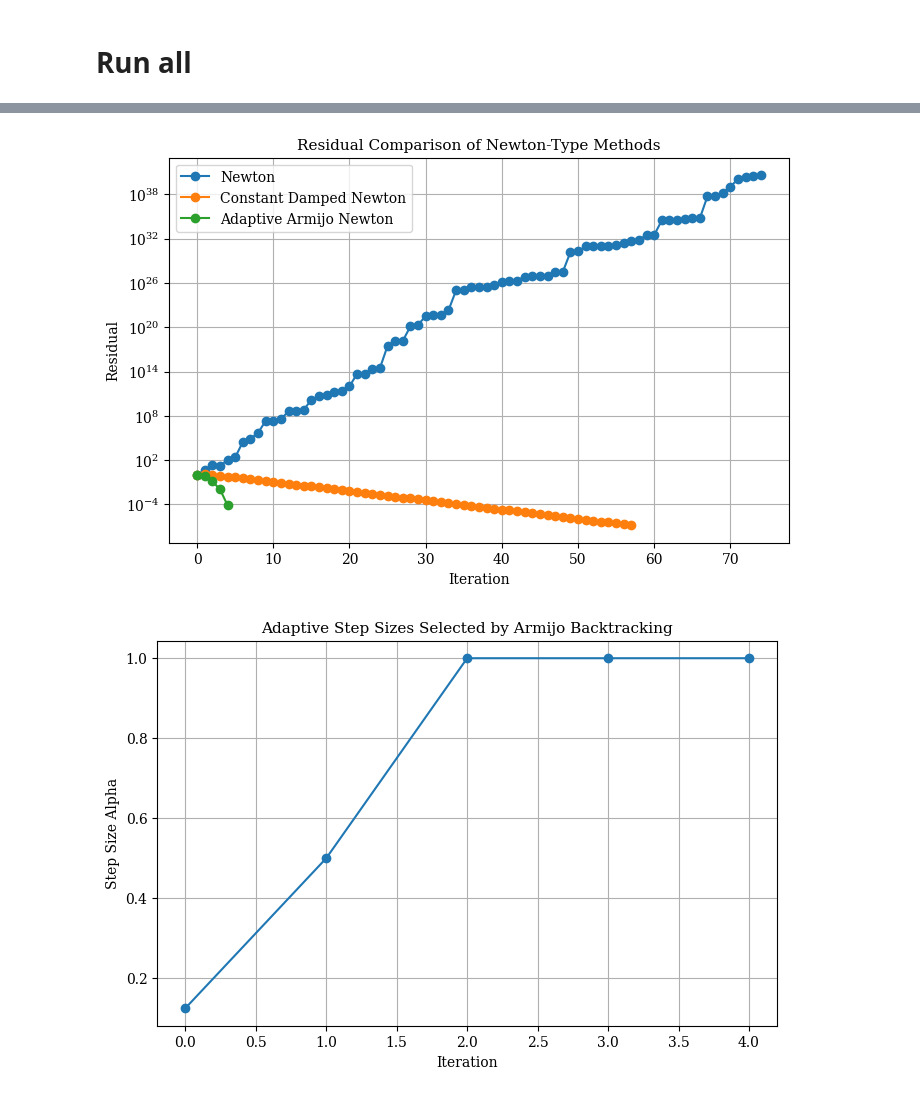
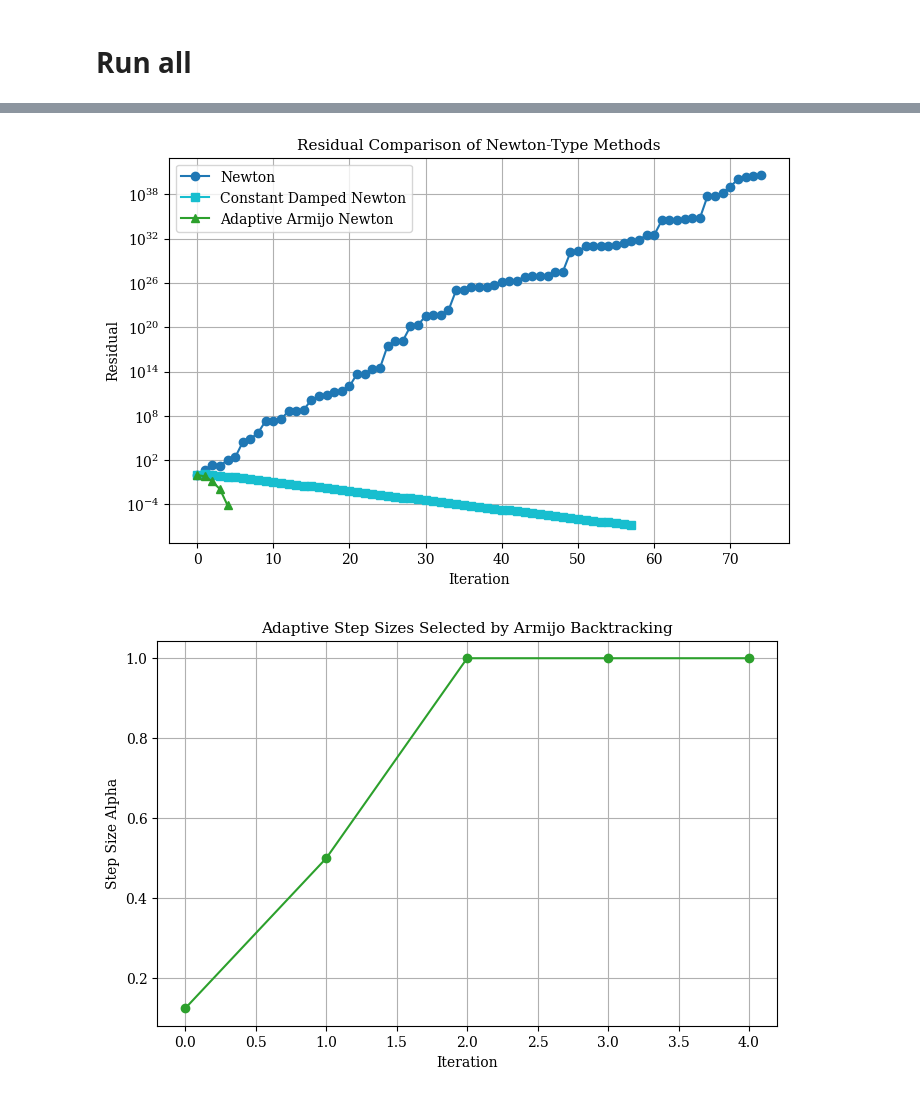
Before and after one commit to serhetgokdemir/thesis, a Jupyter notebook: experiments/armijo_experiments.ipynb, the cells around one changed output, grey strips where cells are left out. Drawn from its saved outputs; the diff is of its cells as text; code cells hidden in the pictures.

Commit message:
update figure colors

```diff
--- a/experiments/armijo_experiments.ipynb
+++ b/experiments/armijo_experiments.ipynb
@@ -18,7 +18,7 @@ plt.rcParams['font.family'] = 'serif'
 plt.rcParams['axes.titlesize'] = 11
 plt.rcParams['axes.labelsize'] = 10
 plt.rcParams['savefig.dpi'] = 300
-plt.rcParams['axes.prop_cycle'] = cycler('color', plt.cm.tab10.colors)
+plt.rcParams['axes.prop_cycle'] = cycler('color', plt.cm.get_cmap('Set2').colors)
 
 from src.single_variable.newton import newton
 from src.single_variable.damped_newton import damped_newton
@@ -66,40 +66,56 @@ df_summary
 # %%
 plt.figure(figsize=(8, 5))
 
-for name, result in methods.items():
+# palette without yellow/orange: custom hex list (blues/teals/purples/greens)
+palette = [
+    '#1f77b4',  # blue
+    '#17becf',  # cyan
+    '#2ca02c',  # green
+    '#9467bd',  # purple
+    '#4daf4a',  # darker green
+    '#7b4173',  # magenta-ish
+    '#3182bd',  # steel blue
+    '#66c2a5',  # teal
+]
+method_colors = dict(zip(methods.keys(), palette))
+markers = ['o', 's', '^', 'D', 'x', 'v', '>', '<']
+
+for (name, result), m in zip(methods.items(), markers):
 
     residuals = []
 
     for step in result["history"]:
         if "residual" in step:
             residuals.append(step["residual"])
         elif "fx" in step:
             residuals.append(abs(step["fx"]))
 
     if residuals:
         plt.semilogy(
             range(len(residuals)),
             residuals,
-            marker="o",
-            label=name
+            marker=m,
+            color=method_colors[name],
+            label=name,
+            linewidth=1.5
         )
 
 plt.xlabel("Iteration")
 plt.ylabel("Residual")
 plt.title("Residual Comparison of Newton-Type Methods")
 
 plt.legend()
 plt.grid(True)
 
 plt.savefig(
     "../latex/figures/armijo_residual_comparison.png",
     dpi=300,
     bbox_inches="tight"
 )
 
 plt.show()
 # %% [output]
-[figure, old version]
+[figure, new version]
 # %%
 adaptive_history = methods["Adaptive Armijo Newton"]["history"]
 
@@ -107,10 +123,18 @@ alphas = [step["alpha"] for step in adaptive_history]
 
 plt.figure(figsize=(8, 5))
 
+# same custom palette as residual plot
+palette = [
+    '#1f77b4', '#17becf', '#2ca02c', '#9467bd',
+    '#4daf4a', '#7b4173', '#3182bd', '#66c2a5',
+]
+method_colors = dict(zip(methods.keys(), palette))
+
 plt.plot(
     range(len(alphas)),
     alphas,
-    marker="o"
+    marker="o",
+    color=method_colors.get("Adaptive Armijo Newton", '#1f77b4')
 )
 
 plt.xlabel("Iteration")
@@ -127,4 +151,4 @@ plt.savefig(
 
 plt.show()
 # %% [output]
-[figure, old version]
+[figure, new version]
```
Also changed, not shown: 8 other files.
